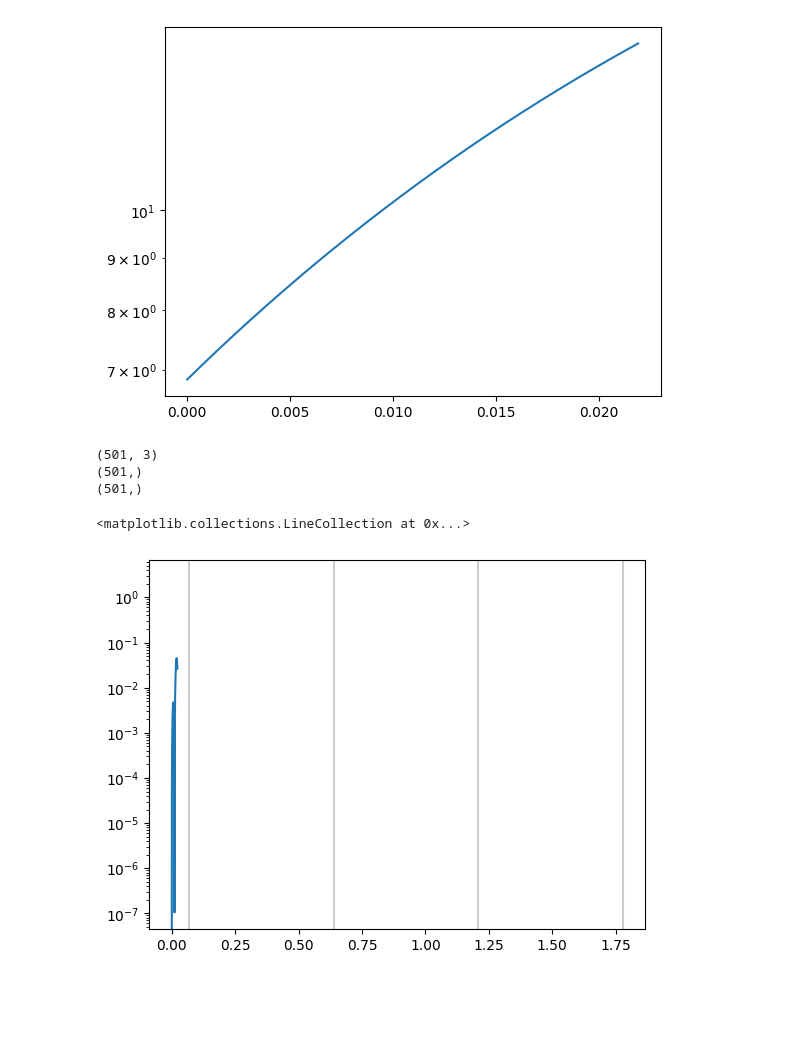
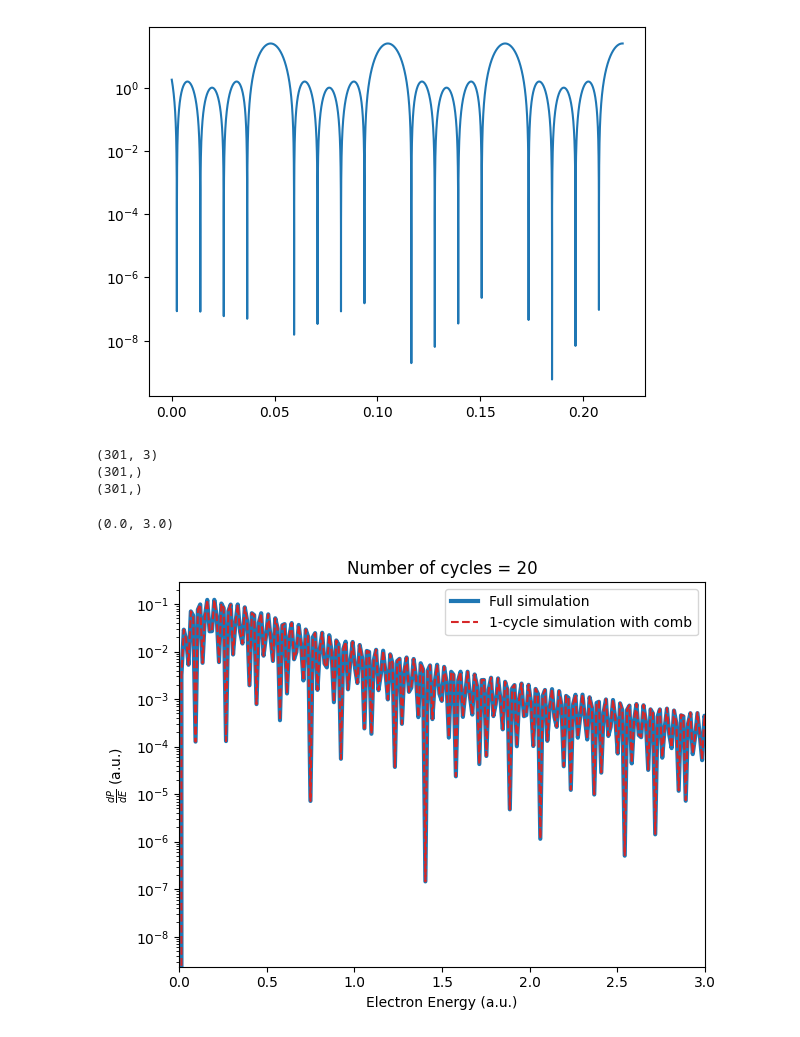
Before and after one commit to nrneubert/UFS, a Jupyter notebook: main_vectorized - Angular integration test cranked.ipynb, the cells around one changed output. Cells and saved outputs as stored; diff of their text form; code cells hidden in the pictures; blank space fills up the shorter version.

```diff
--- a/main_vectorized - Angular integration test cranked.ipynb
+++ b/main_vectorized - Angular integration test cranked.ipynb
@@ -9,11 +9,11 @@ import timeit
 Constants
 """
 # --> Pulse <--
-wl = 0.057                     # au
+wl = 0.057                   # au
 epsilon = 0
-intensity = 1e14 / 3.51e16     # au
+intensity = 1e13 / 3.51e16     # au
 phi = 0
-Nc = 40
+Nc = 20
 T = Nc * 2*np.pi/wl
 
 F0 = np.sqrt(intensity)
@@ -63,7 +58,10 @@ def get_alpha_and_betas(tps: np.array, t0: float, dt: float) :
         A2_of_ts = np.sum(A_of_ts**2, axis=0)  # shape: (len(tps),)
 
         alpha = simpson(y=A_of_ts, x=tgrid)
+        # alpha = np.sum(A_of_ts*dt,axis=0)
         beta = simpson(y=A2_of_ts, x=tgrid)
+        # beta = np.sum(A2_of_ts*dt,axis=0)
+
         #print(beta)
 
         alpha_list[i] = alpha
@@ -101,7 +99,7 @@ def matrix_element(t: float, t0: float, k_y_grid: np.array,k_z_grid: np.array, N
                 print(ts.shape)
                 print(np.dot(alphas, k_vector).shape)
 
-            state = np.exp( -1j*0.5*k2*(ts-t0)
+            state = np.exp( 1j*0.5*k2*(ts-t0)
                            + 1j*np.dot(alphas, k_vector)
                            + 1j*0.5*betas ) * time_evolution(ts, t0)
 
@@ -147,14 +145,15 @@ print(alphas)
 # %%
 
-threshold = 2*np.sqrt(Up)
+# threshold = 200*np.sqrt(Up)
+threshold= 2.
 
-theta = np.linspace(0,2*np.pi,400)
-Es = np.linspace(0,5*Up,400)
+theta = np.linspace(0,2*np.pi,500)
+Es = np.linspace(0,threshold**2,300)
 
 theta_grid,Es_grid = np.meshgrid(theta,Es)
 kgrid = np.sqrt(2*Es_grid)
 ky_grid = kgrid*np.cos(theta_grid)
 kz_grid = kgrid*np.sin(theta_grid)
 
-A_ts,matrix = matrix_element(t=T, t0=0.0, k_y_grid=ky_grid,k_z_grid=kz_grid, N=200,dt=2*np.pi/wl/60)
+A_ts,matrix = matrix_element(t=T, t0=0.0, k_y_grid=ky_grid,k_z_grid=kz_grid, N=200,dt=2*np.pi/wl/500)
 # %% [output]
@@ -218,29 +213,37 @@ plt.yscale("log")
 # expect_peaks = (E0-Up)+(ns)*wl
 # plt.vlines(expect_peaks,0,25,colors="grey")
 # %% [output]
-[figure, old version]
+[figure, new version]
 # %%
 
 
 
-# A_ts,matrix = matrix_element(t=2*np.pi/wl, t0=0.0, k_y_grid=ky_grid,k_z_grid=kz_grid, N=200,dt=2*np.pi/wl/500)
+A_ts_1cycle,matrix_1cycle = matrix_element(t=2*np.pi/wl, t0=0.0, k_y_grid=ky_grid,k_z_grid=kz_grid, N=200,dt=2*np.pi/wl/300)
 # %% [output]
-(501, 3)
-(501,)
-(501,)
+(301, 3)
+(301,)
+(301,)
 # %%
-# dtheta = np.diff(theta)[0]
-# dpdE = np.sum(matrix*dtheta*kgrid,axis=1)*np.sin((Es+Up-E0)*np.pi*Nc/wl)**2/np.sin((Es+Up-E0)*np.pi/wl)**2
+dtheta = np.diff(theta)[0]
+dpdE_formel = np.sum(matrix_1cycle*dtheta*kgrid,axis=1)*np.sin((Es+Up-E0)*np.pi*Nc/wl)**2/np.sin((Es+Up-E0)*np.pi/wl)**2
 
-# plt.plot(Es,dpdE)
-# plt.yscale("log")
-# # plt.xlim(1,20)
+fig, ax = plt.subplots(tight_layout=True)
+ax.plot(Es,dpdE,label="Full simulation",lw=3)
+ax.plot(Es,dpdE_formel,"--",color="tab:red",label="1-cycle simulation with comb")
+ax.set_title(f"Number of cycles = {Nc}")
+ax.set_yscale("log")
+ax.set_xlabel("Electron Energy (a.u.)")
+ax.set_ylabel(r"$\frac{dP}{dE}$ (a.u.)")
+ax.legend()
+ax.set_xlim(0,3)
+
+# plt.xlim(1,20)
 
 
 # ns = np.arange(0,100,1)
 # expect_peaks = (E0-Up)+ns*wl
-# idx = np.logical_and(expect_peaks<2.,expect_peaks>0.)
+# idx = np.logical_and(expect_peaks<3.,expect_peaks>0.)
 # plt.vlines(expect_peaks[idx],0,800,colors="grey",alpha=0.4)
 # %% [output]
-<matplotlib.collections.LineCollection at 0x...>
+(0.0, 3.0)
-[figure, old version]
+[figure, new version]
```
Also changed, not shown: parts of 5 cells of this notebook.
